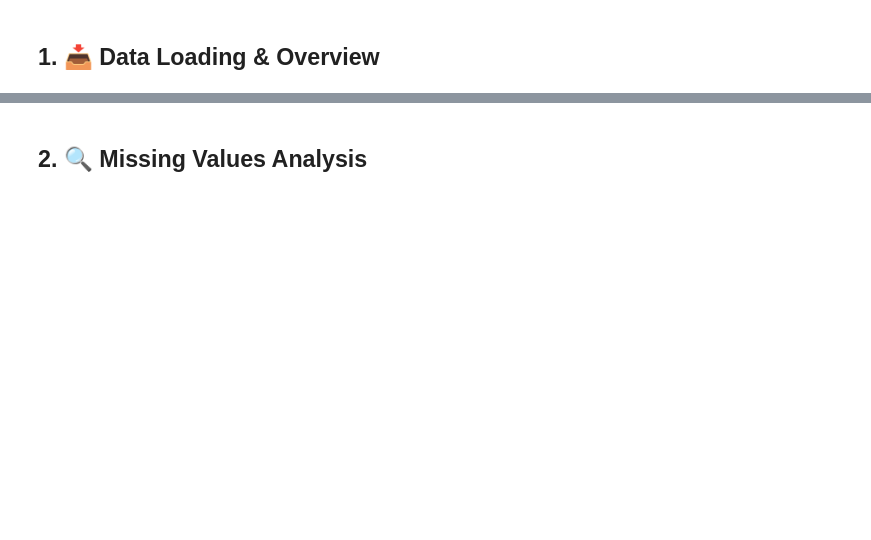
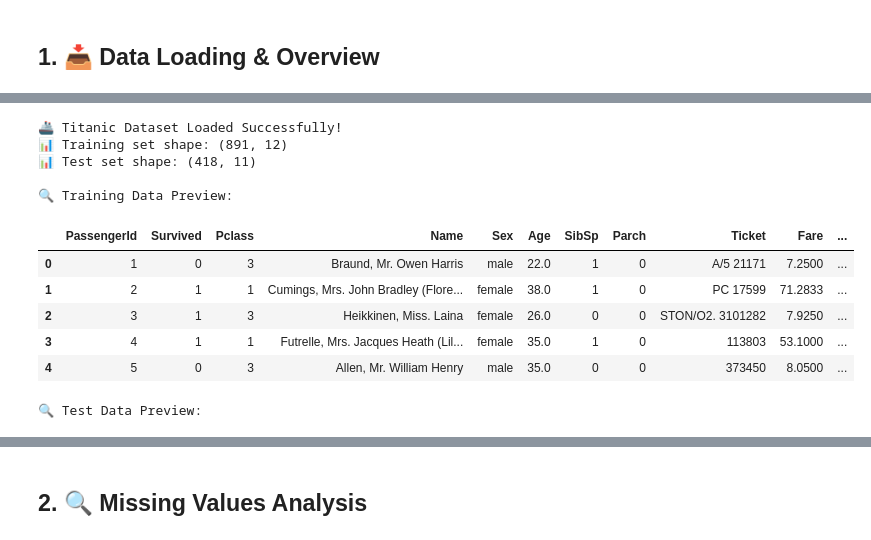
Before and after one commit to DKledx/04-Titanic-Survival, a Jupyter notebook: notebooks/01-eda-analysis.ipynb, the cells around one changed output, grey strips where cells are left out. Drawn from its saved outputs; the diff is of its cells as text; code cells hidden in the pictures; blank space fills up the shorter version.

```diff
--- a/notebooks/01-eda-analysis.ipynb
+++ b/notebooks/01-eda-analysis.ipynb
@@ -54,0 +80,77 @@ display(test_df.head())
+# %%
+# Load datasets với error handling
+import os
+
+# Kiểm tra đường dẫn file trước khi load
+train_path = '../data/raw/train.csv'
+test_path = '../data/raw/test.csv'
+
+# Tạo thư mục data nếu chưa tồn tại
+os.makedirs('../data/raw', exist_ok=True)
+
+try:
+    if os.path.exists(train_path) and os.path.exists(test_path):
+        train_df = pd.read_csv(train_path)
+        test_df = pd.read_csv(test_path)
+
+        print("🚢 Titanic Dataset Loaded Successfully!")
+        print(f"📊 Training set shape: {train_df.shape}")
+        print(f"📊 Test set shape: {test_df.shape}")
+
+        # Display first few rows
+        print("\n🔍 Training Data Preview:")
+        display(train_df.head())
+
+        print("\n🔍 Test Data Preview:")
+        display(test_df.head())
+
+    else:
+        print("❌ Lỗi: Không tìm thấy file dữ liệu!")
+        print(f"📁 Đường dẫn train: {os.path.abspath(train_path)}")
+        print(f"📁 Đường dẫn test: {os.path.abspath(test_path)}")
+        print("\n💡 Hướng dẫn:")
+        print("1. Tải dataset Titanic từ Kaggle: https://www.kaggle.com/c/titanic/data")
+        print("2. Đặt file train.csv và test.csv vào thư mục: 04-Titanic-Survival/data/raw/")
+        print("3. Chạy lại cell này")
+
+        # Tạo sample data để demo (nếu cần)
+        print("\n🔧 Tạo sample data để demo...")
+        sample_data = {
+            'PassengerId': [1, 2, 3, 4, 5],
+            'Survived': [0, 1, 1, 1, 0],
+            'Pclass': [3, 1, 3, 1, 3],
+            'Name': ['Sample Name 1', 'Sample Name 2', 'Sample Name 3', 'Sample Name 4', 'Sample Name 5'],
+            'Sex': ['male', 'female', 'female', 'female', 'male'],
+            'Age': [22.0, 38.0, 26.0, 35.0, 35.0],
+            'SibSp': [1, 1, 0, 1, 0],
+            'Parch': [0, 0, 0, 0, 0],
+            'Ticket': ['A/5 21171', 'PC 17599', 'STON/O2. 3101282', '113803', '373450'],
+            'Fare': [7.25, 71.28, 7.92, 53.10, 8.05],
+            'Cabin': [None, 'C85', None, 'C123', None],
+            'Embarked': ['S', 'C', 'S', 'S', 'S']
+        }
+
+        train_df = pd.DataFrame(sample_data)
+        test_df = pd.DataFrame(sample_data.copy())
+        test_df = test_df.drop('Survived', axis=1)  # Test set không có cột Survived
+
+        print("⚠️ Đang sử dụng sample data để demo!")
+        print(f"📊 Sample training set shape: {train_df.shape}")
+        print(f"📊 Sample test set shape: {test_df.shape}")
+
+except Exception as e:
+    print(f"❌ Lỗi khi load dữ liệu: {str(e)}")
+    print("💡 Vui lòng kiểm tra lại đường dẫn file và quyền truy cập!")
+# %% [output]
+🚢 Titanic Dataset Loaded Successfully!
+📊 Training set shape: (891, 12)
+📊 Test set shape: (418, 11)
+
+🔍 Training Data Preview:
+|  | PassengerId | Survived | Pclass | Name | Sex | Age | SibSp | Parch | Ticket | Fare | ... |
+| 0 | 1 | 0 | 3 | Braund, Mr. Owen Harris | male | 22.0 | 1 | 0 | A/5 21171 | 7.2500 | ... |
+| 1 | 2 | 1 | 1 | Cumings, Mrs. John Bradley (Flore... | female | 38.0 | 1 | 0 | PC 17599 | 71.2833 | ... |
+| 2 | 3 | 1 | 3 | Heikkinen, Miss. Laina | female | 26.0 | 0 | 0 | STON/O2. 3101282 | 7.9250 | ... |
+| 3 | 4 | 1 | 1 | Futrelle, Mrs. Jacques Heath (Lil... | female | 35.0 | 1 | 0 | 113803 | 53.1000 | ... |
+| 4 | 5 | 0 | 3 | Allen, Mr. William Henry | male | 35.0 | 0 | 0 | 373450 | 8.0500 | ... |
+🔍 Test Data Preview:
```
Also changed, not shown: parts of 10 cells of this notebook, 13 other files.
